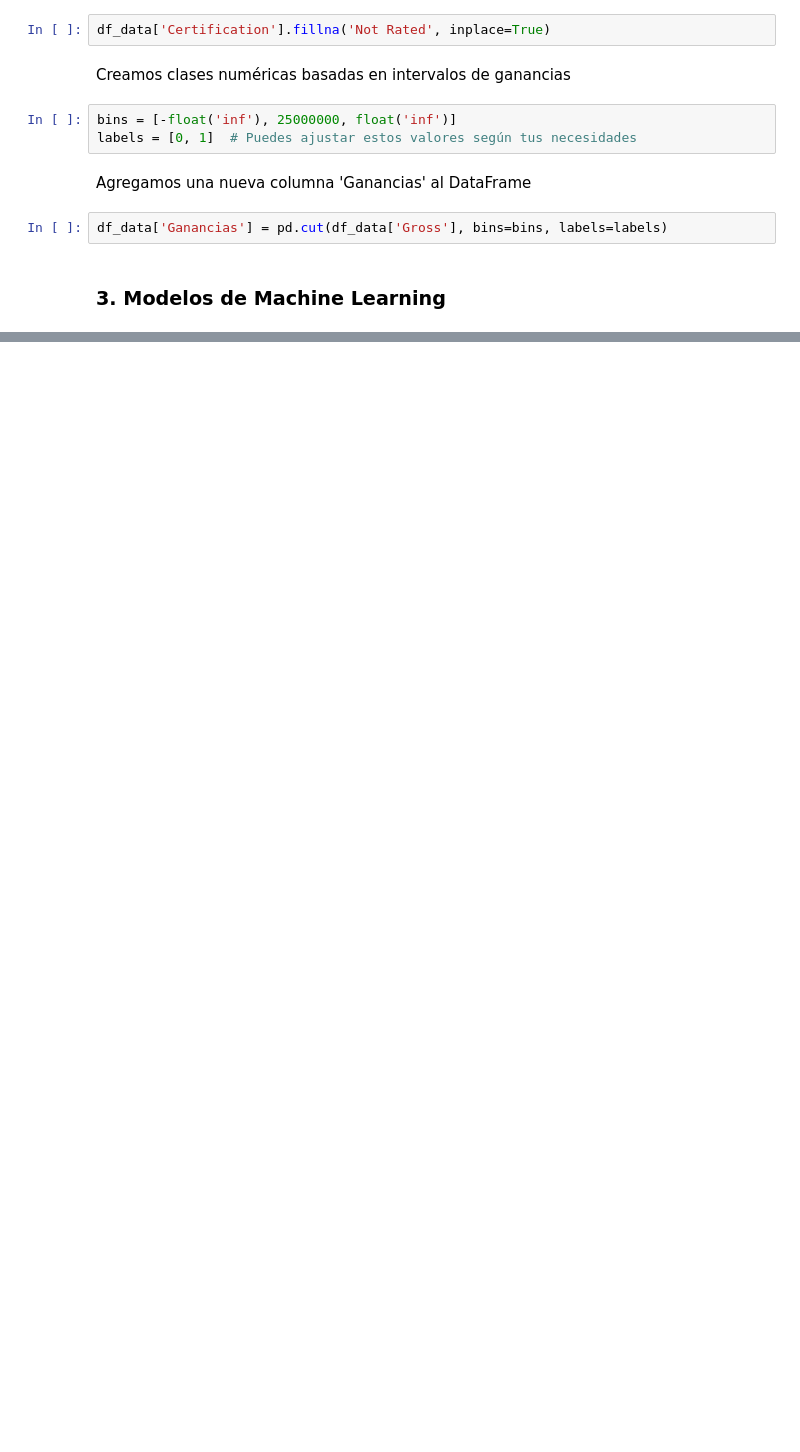
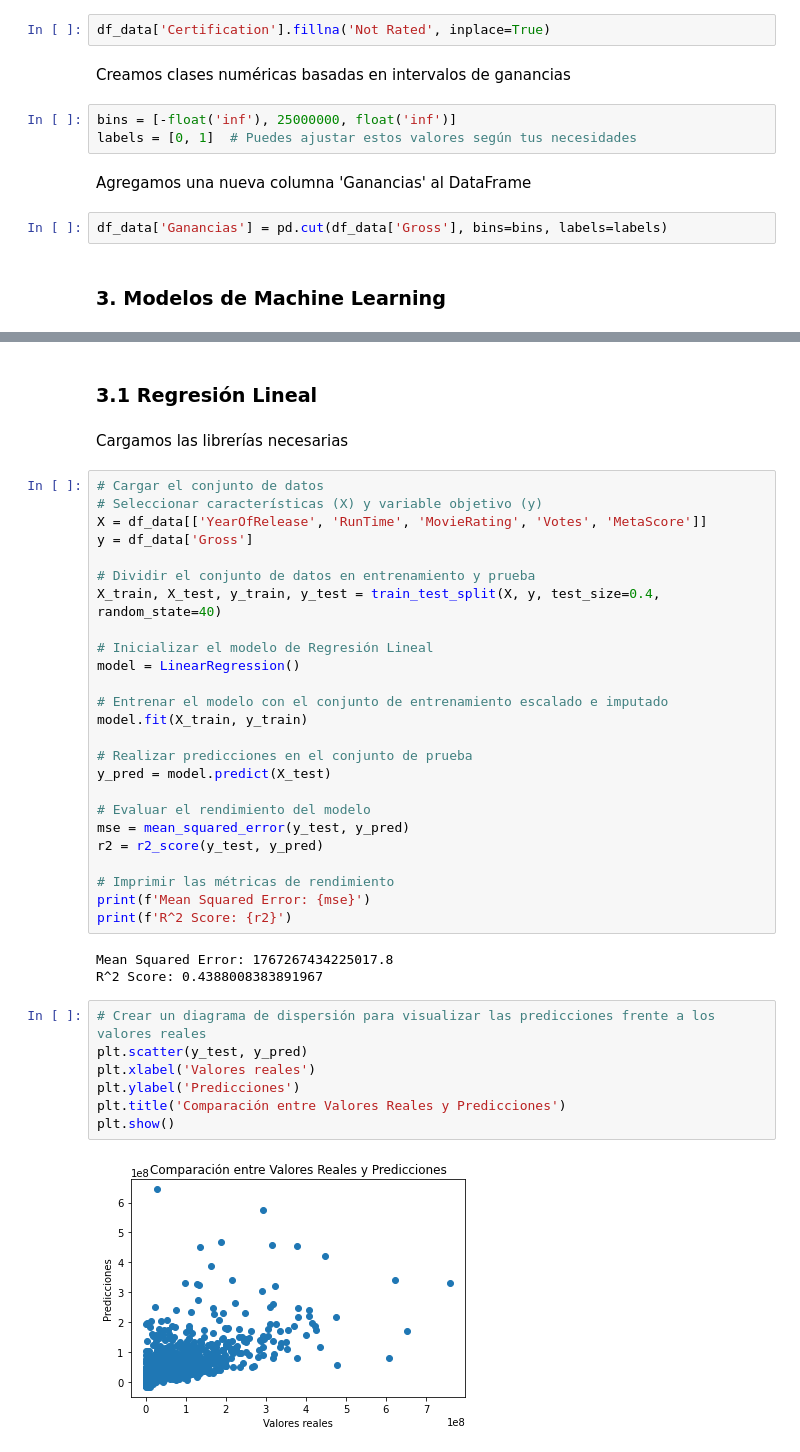
Before and after one commit to FranMeneses/CineMagix-ML, a Jupyter notebook: CineMagix-GRUPO-N3.ipynb, the cells around one changed output, grey strips where cells are left out. Saved outputs shown, nothing was run; the diff lists cells and outputs as text; blank space fills up the shorter version.

Commit message:
Agregados los primeros modelos de ML

```diff
--- a/CineMagix-GRUPO-N3.ipynb
+++ b/CineMagix-GRUPO-N3.ipynb
@@ -708,0 +737,41 @@ df_data['Ganancias'] = pd.cut(df_data['Gross'], bins=bins, labels=labels)
+# %% [markdown]
+### 3.1 Regresión Lineal
+# %% [markdown]
+Cargamos las librerías necesarias
+# %%
+# Cargar el conjunto de datos
+# Seleccionar características (X) y variable objetivo (y)
+X = df_data[['YearOfRelease', 'RunTime', 'MovieRating', 'Votes', 'MetaScore']]
+y = df_data['Gross']
+
+# Dividir el conjunto de datos en entrenamiento y prueba
+X_train, X_test, y_train, y_test = train_test_split(X, y, test_size=0.4, random_state=40)
+
+# Inicializar el modelo de Regresión Lineal
+model = LinearRegression()
+
+# Entrenar el modelo con el conjunto de entrenamiento escalado e imputado
+model.fit(X_train, y_train)
+
+# Realizar predicciones en el conjunto de prueba
+y_pred = model.predict(X_test)
+
+# Evaluar el rendimiento del modelo
+mse = mean_squared_error(y_test, y_pred)
+r2 = r2_score(y_test, y_pred)
+
+# Imprimir las métricas de rendimiento
+print(f'Mean Squared Error: {mse}')
+print(f'R^2 Score: {r2}')
+# %% [output]
+Mean Squared Error: 1767267434225017.8
+R^2 Score: 0.4388008383891967
+# %%
+# Crear un diagrama de dispersión para visualizar las predicciones frente a los valores reales
+plt.scatter(y_test, y_pred)
+plt.xlabel('Valores reales')
+plt.ylabel('Predicciones')
+plt.title('Comparación entre Valores Reales y Predicciones')
+plt.show()
+# %% [output]
+[figure, added]
```
Also changed, not shown: parts of 6 cells of this notebook.
